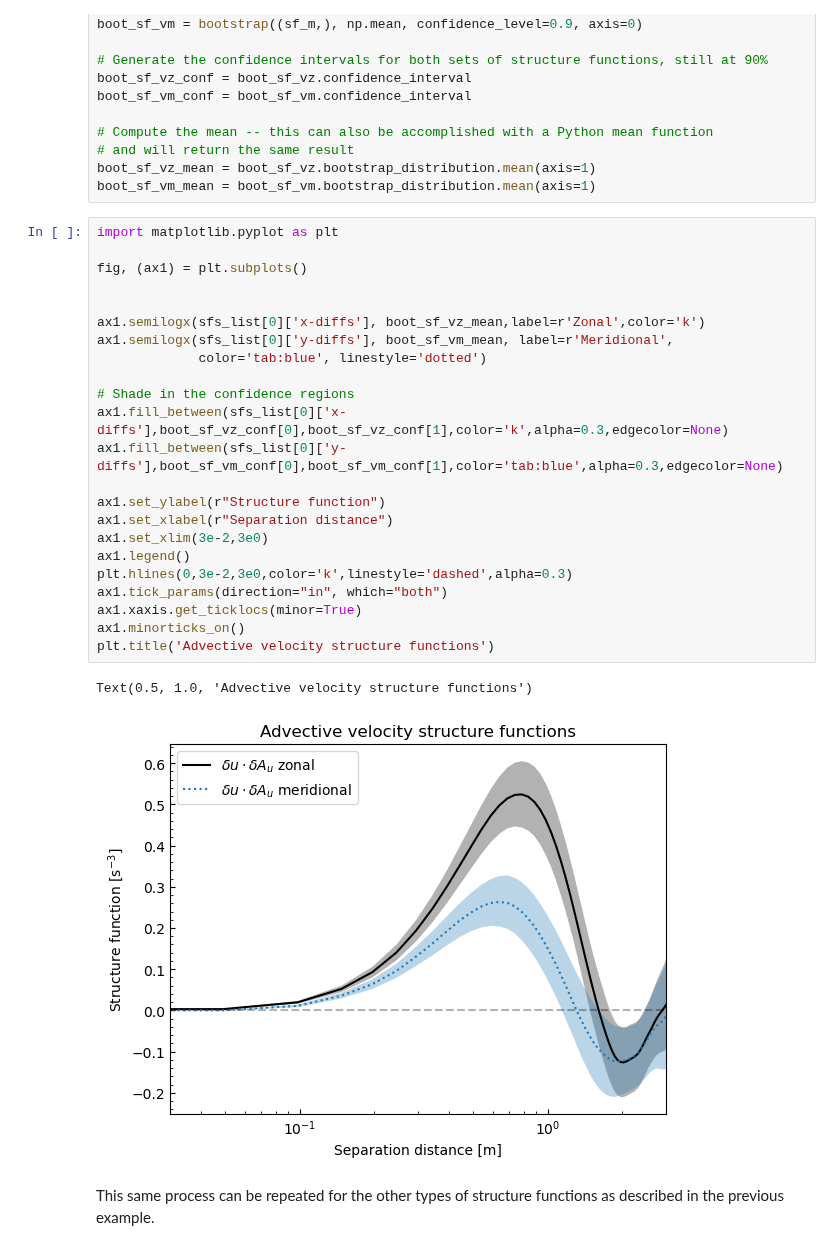
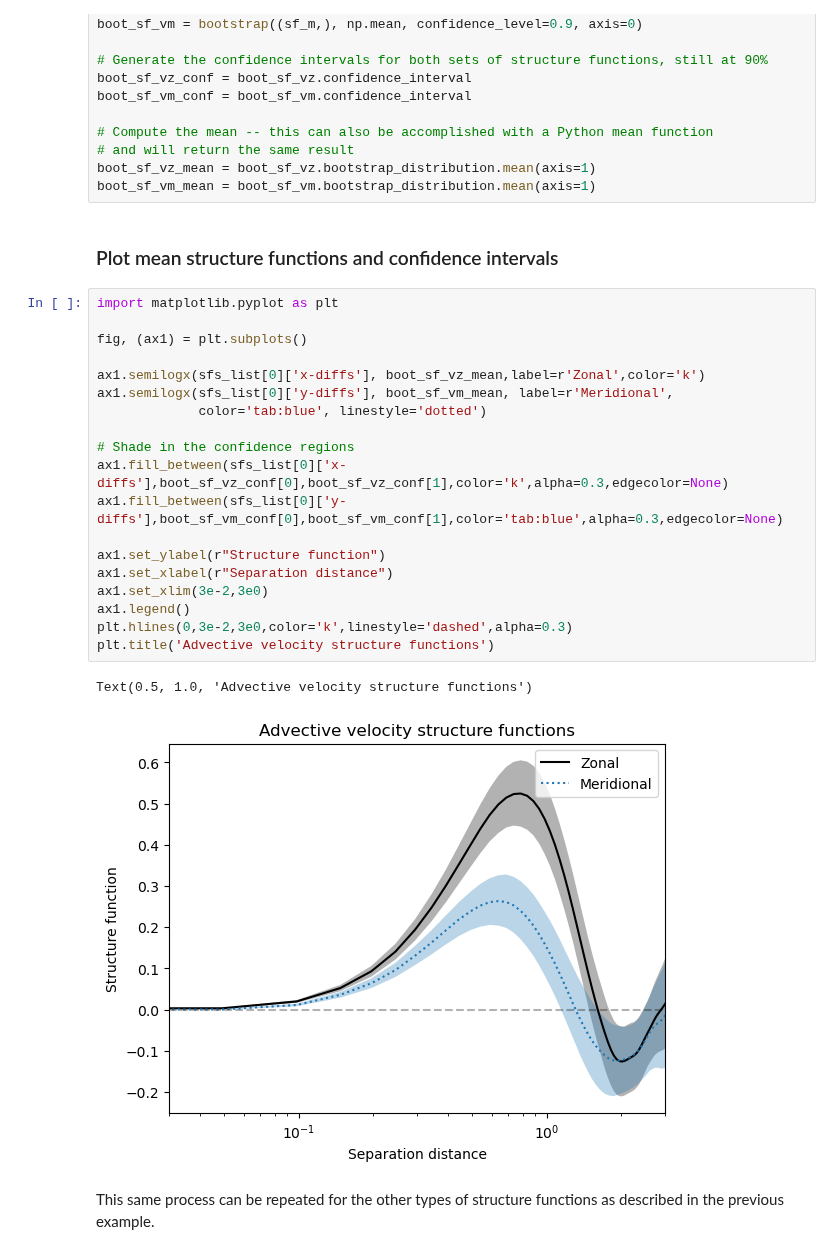
Before and after one commit to cassidymwagner/fluidsf, a Jupyter notebook: docs/source/ex2.ipynb, the cells around one changed output. Saved outputs shown, nothing was run; the diff lists cells and outputs as text.

Commit message:
plot format update

```diff
--- a/docs/source/ex2.ipynb
+++ b/docs/source/ex2.ipynb
@@ -64,31 +64,29 @@ boot_sf_vm_conf = boot_sf_vm.confidence_interval
 # and will return the same result
 boot_sf_vz_mean = boot_sf_vz.bootstrap_distribution.mean(axis=1)
 boot_sf_vm_mean = boot_sf_vm.bootstrap_distribution.mean(axis=1)
+# %% [markdown]
+### Plot mean structure functions and confidence intervals
 # %%
 import matplotlib.pyplot as plt
 
 fig, (ax1) = plt.subplots()
-
 
 ax1.semilogx(sfs_list[0]['x-diffs'], boot_sf_vz_mean,label=r'Zonal',color='k')
 ax1.semilogx(sfs_list[0]['y-diffs'], boot_sf_vm_mean, label=r'Meridional',
              color='tab:blue', linestyle='dotted')
 
 # Shade in the confidence regions
 ax1.fill_between(sfs_list[0]['x-diffs'],boot_sf_vz_conf[0],boot_sf_vz_conf[1],color='k',alpha=0.3,edgecolor=None)
 ax1.fill_between(sfs_list[0]['y-diffs'],boot_sf_vm_conf[0],boot_sf_vm_conf[1],color='tab:blue',alpha=0.3,edgecolor=None)
 
 ax1.set_ylabel(r"Structure function")
 ax1.set_xlabel(r"Separation distance")
 ax1.set_xlim(3e-2,3e0)
 ax1.legend()
 plt.hlines(0,3e-2,3e0,color='k',linestyle='dashed',alpha=0.3)
-ax1.tick_params(direction="in", which="both")
-ax1.xaxis.get_ticklocs(minor=True)
-ax1.minorticks_on()
 plt.title('Advective velocity structure functions')
 # %% [output]
 Text(0.5, 1.0, 'Advective velocity structure functions')
-[figure, old version]
+[figure, new version]
 # %% [markdown]
 This same process can be repeated for the other types of structure functions as described in the previous example.
```
